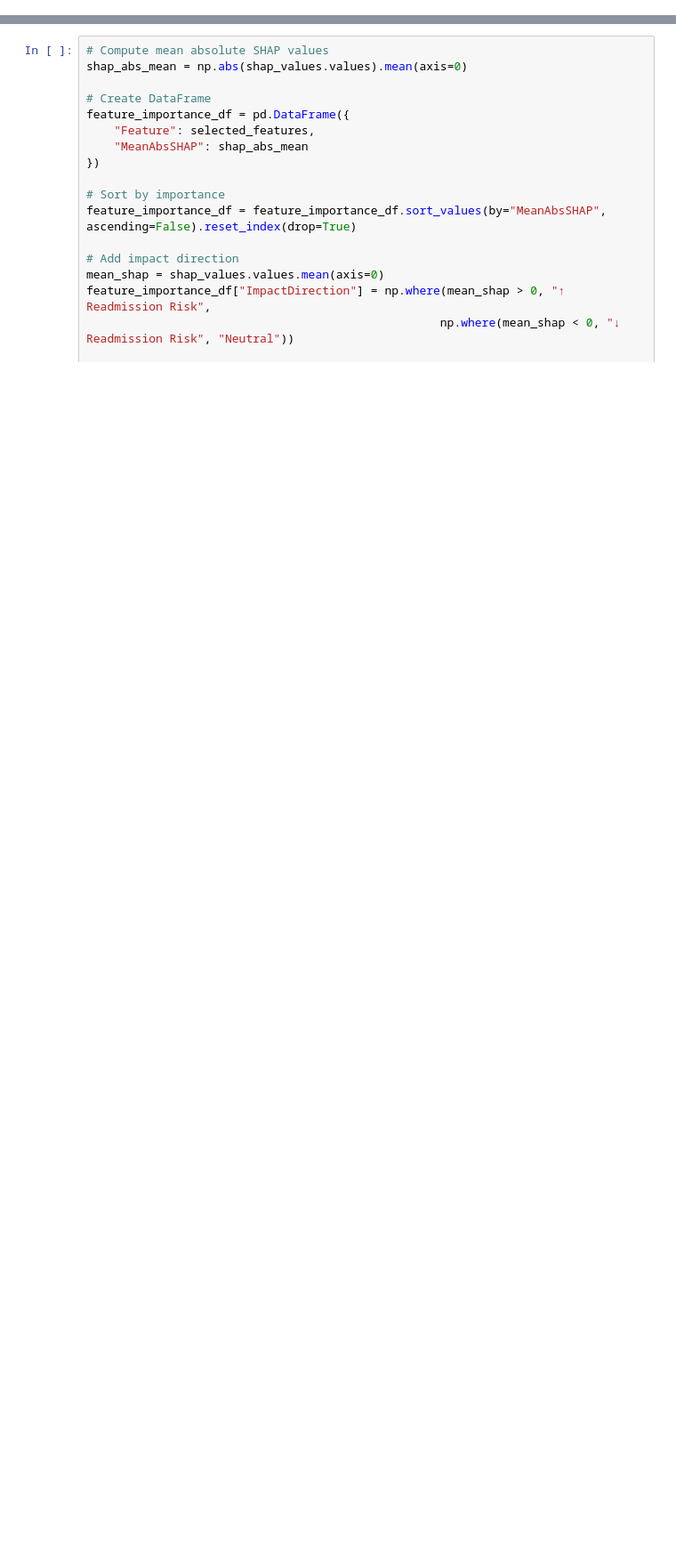
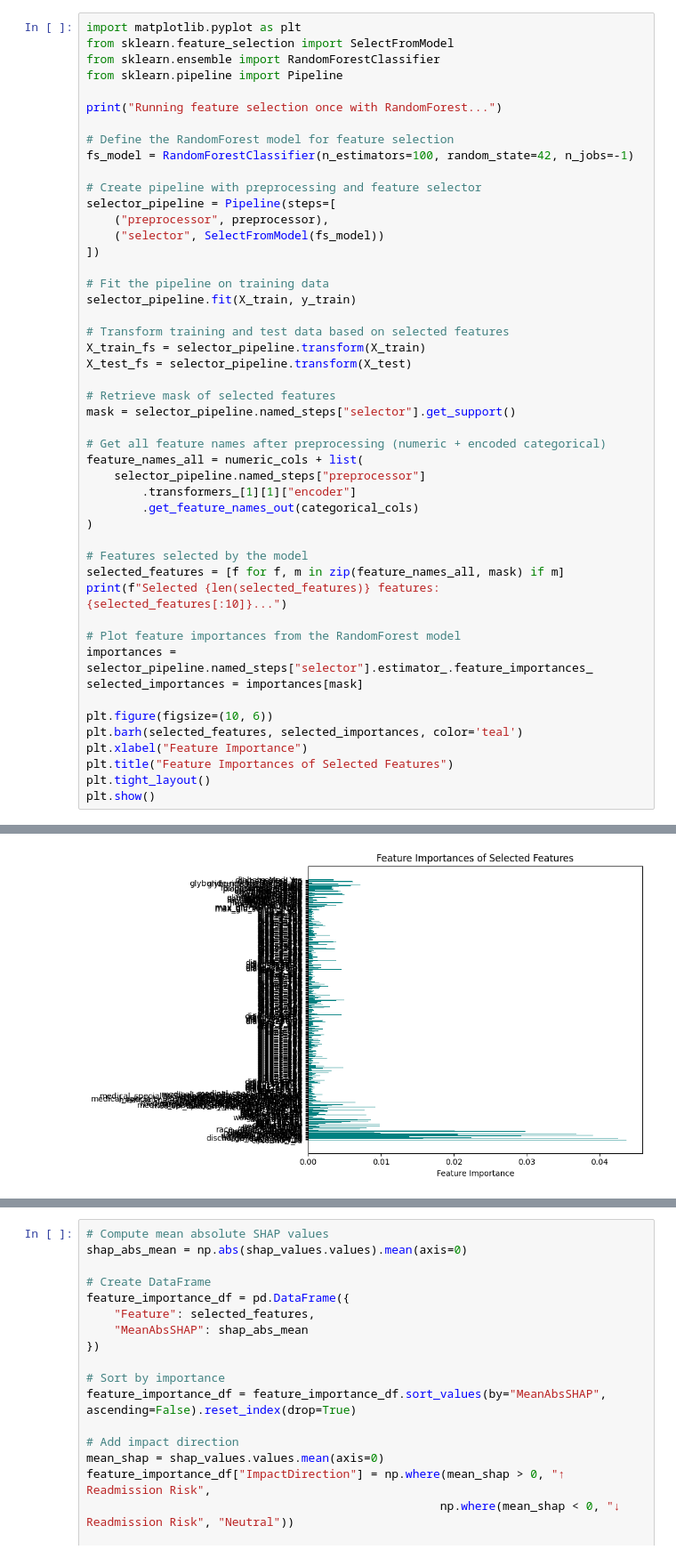
Before and after one commit to mohammadomar235791/ML-assessment, a Jupyter notebook: mytask.ipynb, the cells around one changed output, grey strips where cells are left out. Shown: that part at 89% size. Cells and saved outputs as stored; diff of their text form; blank space fills up the shorter version.

```diff
--- a/mytask.ipynb
+++ b/mytask.ipynb
@@ -105,0 +210,49 @@ Selected 347 features: ['encounter_id', 'patient_nbr', 'admission_type_id', 'dis
+# %%
+import matplotlib.pyplot as plt
+from sklearn.feature_selection import SelectFromModel
+from sklearn.ensemble import RandomForestClassifier
+from sklearn.pipeline import Pipeline
+
+print("Running feature selection once with RandomForest...")
+
+# Define the RandomForest model for feature selection
+fs_model = RandomForestClassifier(n_estimators=100, random_state=42, n_jobs=-1)
+
+# Create pipeline with preprocessing and feature selector
+selector_pipeline = Pipeline(steps=[
+    ("preprocessor", preprocessor),
+    ("selector", SelectFromModel(fs_model))
+])
+
+# Fit the pipeline on training data
+selector_pipeline.fit(X_train, y_train)
+
+# Transform training and test data based on selected features
+X_train_fs = selector_pipeline.transform(X_train)
+X_test_fs = selector_pipeline.transform(X_test)
+
+# Retrieve mask of selected features
+mask = selector_pipeline.named_steps["selector"].get_support()
+
+# Get all feature names after preprocessing (numeric + encoded categorical)
+feature_names_all = numeric_cols + list(
+    selector_pipeline.named_steps["preprocessor"]
+        .transformers_[1][1]["encoder"]
+        .get_feature_names_out(categorical_cols)
+)
+
+# Features selected by the model
+selected_features = [f for f, m in zip(feature_names_all, mask) if m]
+print(f"Selected {len(selected_features)} features: {selected_features[:10]}...")
+
+# Plot feature importances from the RandomForest model
+importances = selector_pipeline.named_steps["selector"].estimator_.feature_importances_
+selected_importances = importances[mask]
+
+plt.figure(figsize=(10, 6))
+plt.barh(selected_features, selected_importances, color='teal')
+plt.xlabel("Feature Importance")
+plt.title("Feature Importances of Selected Features")
+plt.tight_layout()
+plt.show()
+# %% [output]
@@ -106,3 +261,4 @@ Selected 347 features: ['encounter_id', 'patient_nbr', 'admission_type_id', 'dis
+[figure, added]
 # %%
 base_models = {
     "LogisticRegression": LogisticRegression(max_iter=500),
```
Also changed, not shown: parts of 8 cells of this notebook.
